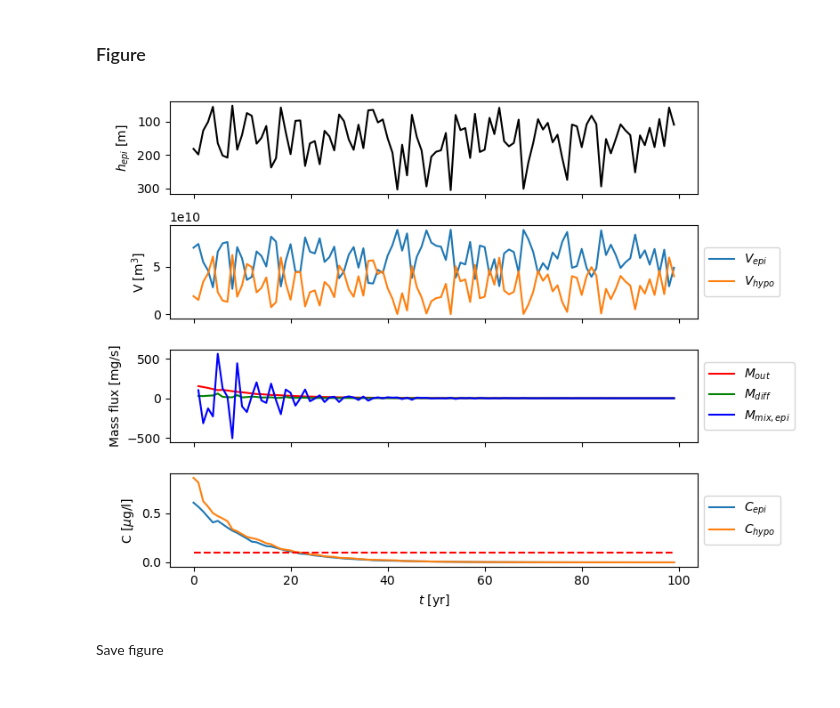
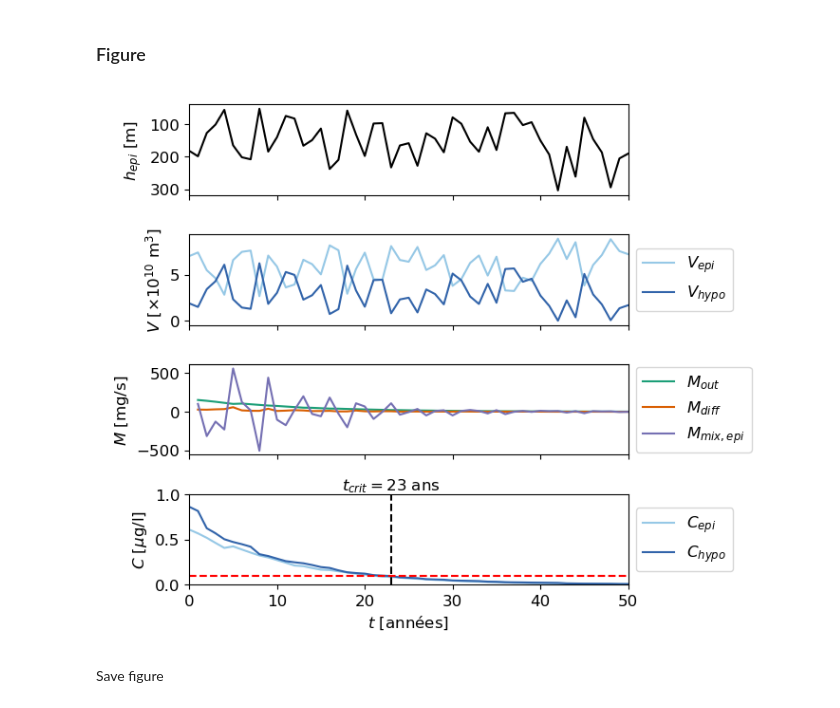
Before and after one commit to tdoda/triazole-Geneva, a Jupyter notebook: notebooks/Model_varying_mixing/run_scenario.ipynb, the cells around one changed output. Saved outputs shown, nothing was run; the diff lists cells and outputs as text; code cells hidden in the pictures.

```diff
--- a/notebooks/Model_varying_mixing/run_scenario.ipynb
+++ b/notebooks/Model_varying_mixing/run_scenario.ipynb
@@ -5,6 +5,9 @@ import os
 import numpy as np
 import pandas as pd
 import matplotlib.pyplot as plt
+plt.rcParams.update({
+    "font.size": 12,
+})
 from IPython.display import Image, display
 import xarray as xr
 from functions import export_netcdf_xr
@@ -95,3 +125,14 @@ Split the inflow between the epilimnion and the hypolimnion based on the inflow
 Import the plunge depth percentage (i.e., percentage of the time over one year during which the inflow intrudes between the chosen depth and the depth below it).
 # %%
 df_plunge=pd.read_csv(os.path.join("..","..","data","plunge_depth","plunge_depth_percentage.csv"))
+# %%
+inflow_names=["surface_inflow","deep_inflow","mixed_inflow"]
+if inflow_select==0:
+    # Modify plunging depth: everything in epilimnion
+    df_plunge.loc[df_plunge["plunge_depth_m"]==0,"percentage"]=100
+    df_plunge.loc[df_plunge["plunge_depth_m"]>0,"percentage"]=0
+
+elif inflow_select==1:
+    # Modify plunging depth: everything in hypolimnion
+    df_plunge.loc[df_plunge["plunge_depth_m"]<=280,"percentage"]=0
+    df_plunge.loc[df_plunge["plunge_depth_m"]==300,"percentage"]=100
@@ -147,3 +217,9 @@ for kt in range(1,len(tyr)):
+# %%
+ind_crit=np.where((Cepi[0,:]<=C_thresh)&(Chypo[0,:]<=C_thresh))[0]
+if len(ind_crit)>0:
+    tcrit=tyr[ind_crit[0]]
+else:
+    tcrit=np.nan
 # %% [markdown]
 ### Save data
 # %%
@@ -208,33 +296,47 @@ Data exported to netCDF!
 # %% [markdown]
 ### Figure
 # %%
-fig,ax=plt.subplots(4,1,figsize=(8,6),sharex=True)
+fig,ax=plt.subplots(4,1,figsize=(18*cm,15*cm),sharex=True)
+cmap = plt.get_cmap("Dark2")
+colepi=(150/255,200/255,230/255)
+colhypo=(50/255,100/255,170/255)
 
 ax[0].plot(tyr,hepi[0,:],'-k',label="$h_{epi}$")
 ax[0].set_ylabel("$h_{epi}$ [m]")
 ax[0].invert_yaxis()
 
-ax[1].plot(tyr,Vepi[0,:],label="$V_{epi}$")
-ax[1].plot(tyr,Vhypo[0,:],label="$V_{hypo}$")
-ax[1].set_ylabel("V [m$^3$]")
+ax[1].plot(tyr,Vepi[0,:]*1e-10,color=colepi,label="$V_{epi}$")
+ax[1].plot(tyr,Vhypo[0,:]*1e-10,color=colhypo,label="$V_{hypo}$")
+ax[1].set_ylabel("$V$ [$\\times 10^{10}$ m$^3$]")
 ax[1].legend(bbox_to_anchor=(1,0.5),loc="center left")
 
-ax[2].plot(tyr,Mout[0,:],'-r',label="$M_{out}$")
-ax[2].plot(tyr,Mdiff[0,:],'-g',label="$M_{diff}$")
-ax[2].plot(tyr,Mmix_epi[0,:],'-b',label="$M_{mix,epi}$")
+ax[2].plot(tyr,Mout[0,:],'-',color=cmap(0),label="$M_{out}$")
+ax[2].plot(tyr,Mdiff[0,:],'-',color=cmap(1),label="$M_{diff}$")
+ax[2].plot(tyr,Mmix_epi[0,:],'-',color=cmap(2),label="$M_{mix,epi}$")
 ax[2].legend(bbox_to_anchor=(1,0.5),loc="center left")
-ax[2].set_ylabel("Mass flux [mg/s]")
+ax[2].set_ylabel("$M$ [mg/s]")
 
-ax[3].plot(tyr,Cepi[0,:],label="$C_{epi}$")
-ax[3].plot(tyr,Chypo[0,:],label="$C_{hypo}$")
+ax[3].plot(tyr,Cepi[0,:],color=colepi,label="$C_{epi}$")
+ax[3].plot(tyr,Chypo[0,:],color=colhypo,label="$C_{hypo}$")
 ax[3].plot(tyr[[0,-1]],C_thresh*np.full((2,),1),'--r')
-ax[3].set_xlabel("$t$ [yr]")
-ax[3].set_ylabel("C [$\mu$g/l]")
+if ~np.isnan(tcrit):
+    ax[3].plot(tcrit*np.ones(2),[0,1],'--k')
+    if lang=='FR':
+        ax[3].text(tcrit,1,"$t_{crit}=" + str(tcrit) + "$ ans",verticalalignment='bottom',horizontalalignment='center')
+    else:
+        ax[3].text(tcrit,1,"$t_{crit}=" + str(tcrit) + "$ yrs",verticalalignment='bottom',horizontalalignment='center')
+if lang=='FR':
+    ax[3].set_xlabel("$t$ [années]")
+else:
+    ax[3].set_xlabel("$t$ [yr]")
+ax[3].set_ylabel("$C$ [$\mu$g/l]")
 ax[3].legend(bbox_to_anchor=(1,0.5),loc="center left")
+ax[3].set_xlim(0,50)
+ax[3].set_ylim(0,1)
 
 fig.set_tight_layout(True)
 # %% [output]
-[figure, old version]
+[figure, new version]
 # %% [markdown]
 Save figure
 # %%
```
Also changed, not shown: parts of 13 cells of this notebook, 25 other files.
